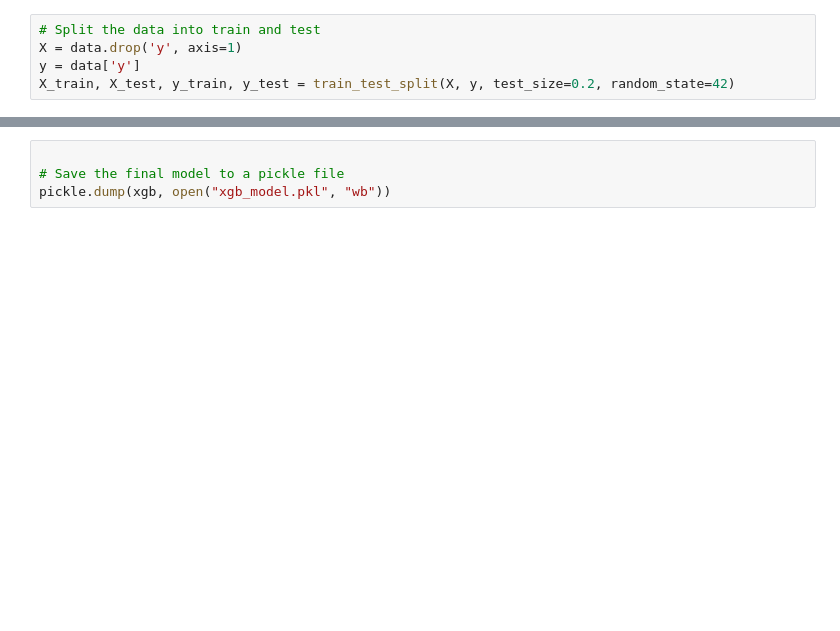
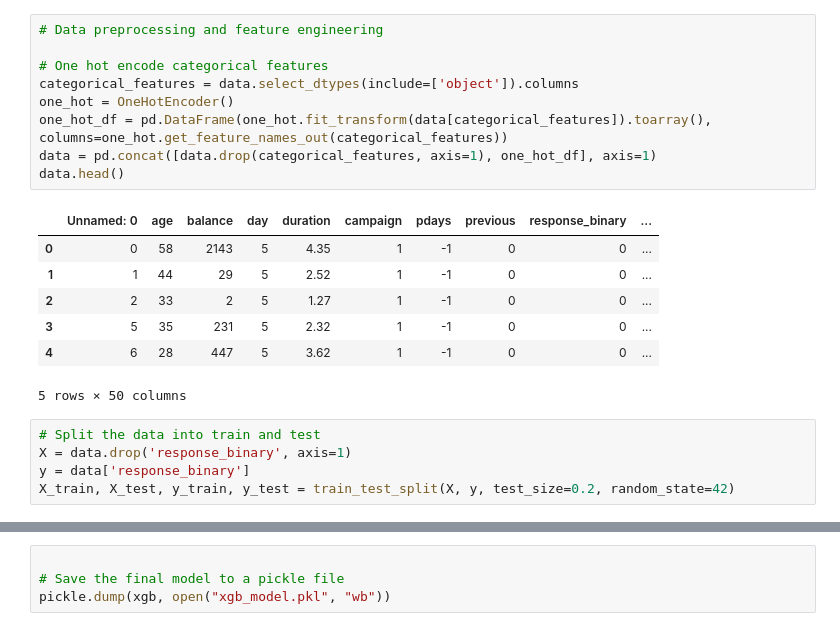
Before and after one commit to konradbachusz/AI-training, a Jupyter notebook: classification/basic_banking_classification.ipynb, the cells around one changed output, grey strips where cells are left out. Drawn from its saved outputs; the diff is of its cells as text; blank space fills up the shorter version.

```diff
--- a/classification/basic_banking_classification.ipynb
+++ b/classification/basic_banking_classification.ipynb
@@ -15,7 +22,24 @@ data['y'] = data['y'].map({'no': 0, 'yes': 1})
+# %%
+# Data preprocessing and feature engineering
+
+# One hot encode categorical features
+categorical_features = data.select_dtypes(include=['object']).columns
+one_hot = OneHotEncoder()
+one_hot_df = pd.DataFrame(one_hot.fit_transform(data[categorical_features]).toarray(), columns=one_hot.get_feature_names_out(categorical_features))
+data = pd.concat([data.drop(categorical_features, axis=1), one_hot_df], axis=1)
+data.head()
+# %% [output]
+|  | Unnamed: 0 | age | balance | day | duration | campaign | pdays | previous | response_binary | ... |
+| 0 | 0 | 58 | 2143 | 5 | 4.35 | 1 | -1 | 0 | 0 | ... |
+| 1 | 1 | 44 | 29 | 5 | 2.52 | 1 | -1 | 0 | 0 | ... |
+| 2 | 2 | 33 | 2 | 5 | 1.27 | 1 | -1 | 0 | 0 | ... |
+| 3 | 5 | 35 | 231 | 5 | 2.32 | 1 | -1 | 0 | 0 | ... |
+| 4 | 6 | 28 | 447 | 5 | 3.62 | 1 | -1 | 0 | 0 | ... |
+5 rows × 50 columns
 # %%
 # Split the data into train and test
-X = data.drop('y', axis=1)
-y = data['y']
+X = data.drop('response_binary', axis=1)
+y = data['response_binary']
 X_train, X_test, y_train, y_test = train_test_split(X, y, test_size=0.2, random_state=42)
 # %%
 
```
Also changed, not shown: parts of 8 cells of this notebook.
